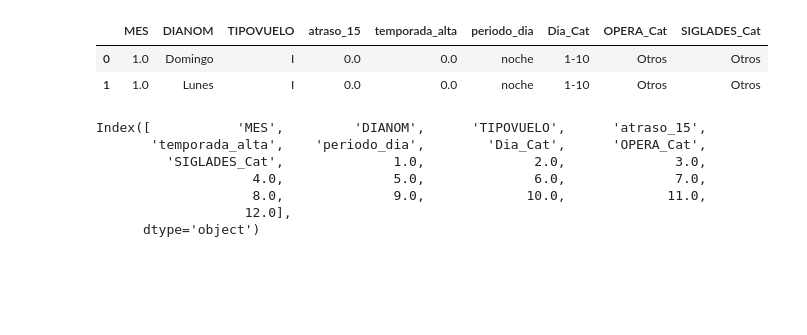
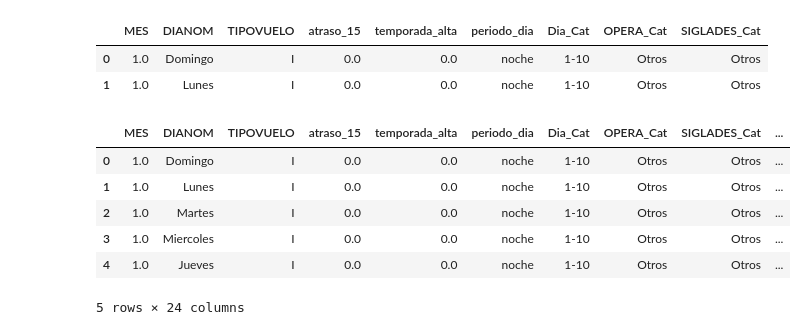
Before and after one commit to Danilo22m/Prueba-LATAM, a Jupyter notebook: solution.ipynb, the cells around one changed output. Drawn from its saved outputs; the diff is of its cells as text; code cells hidden in the pictures; blank space fills up the shorter version.

Commit message:
Dummy 2

```diff
--- a/solution.ipynb
+++ b/solution.ipynb
@@ -571,13 +571,15 @@ base_2.head(2)
 # %%
 dummy_mes=pd.get_dummies(base_2["MES"])
 base_3=pd.concat([base_2.iloc[:,],dummy_mes],axis=1)
-# %%
-base_3.columns
-# %% [output]
-Index([           'MES',         'DIANOM',      'TIPOVUELO',      'atraso_15',
-       'temporada_alta',    'periodo_dia',        'Dia_Cat',      'OPERA_Cat',
-         'SIGLADES_Cat',              1.0,              2.0,              3.0,
-                    4.0,              5.0,              6.0,              7.0,
-                    8.0,              9.0,             10.0,             11.0,
-                   12.0],
-      dtype='object')
+# %%
+dummy_2=pd.get_dummies(base_2["Dia_Cat"])
+base_4=pd.concat([base_3.iloc[:,],dummy_2],axis=1)
+base_4.head()
+# %% [output]
+|  | MES | DIANOM | TIPOVUELO | atraso_15 | temporada_alta | periodo_dia | Dia_Cat | OPERA_Cat | SIGLADES_Cat | ... |
+| 0 | 1.0 | Domingo | I | 0.0 | 0.0 | noche | 1-10 | Otros | Otros | ... |
+| 1 | 1.0 | Lunes | I | 0.0 | 0.0 | noche | 1-10 | Otros | Otros | ... |
+| 2 | 1.0 | Martes | I | 0.0 | 0.0 | noche | 1-10 | Otros | Otros | ... |
+| 3 | 1.0 | Miercoles | I | 0.0 | 0.0 | noche | 1-10 | Otros | Otros | ... |
+| 4 | 1.0 | Jueves | I | 0.0 | 0.0 | noche | 1-10 | Otros | Otros | ... |
+5 rows × 24 columns
```
